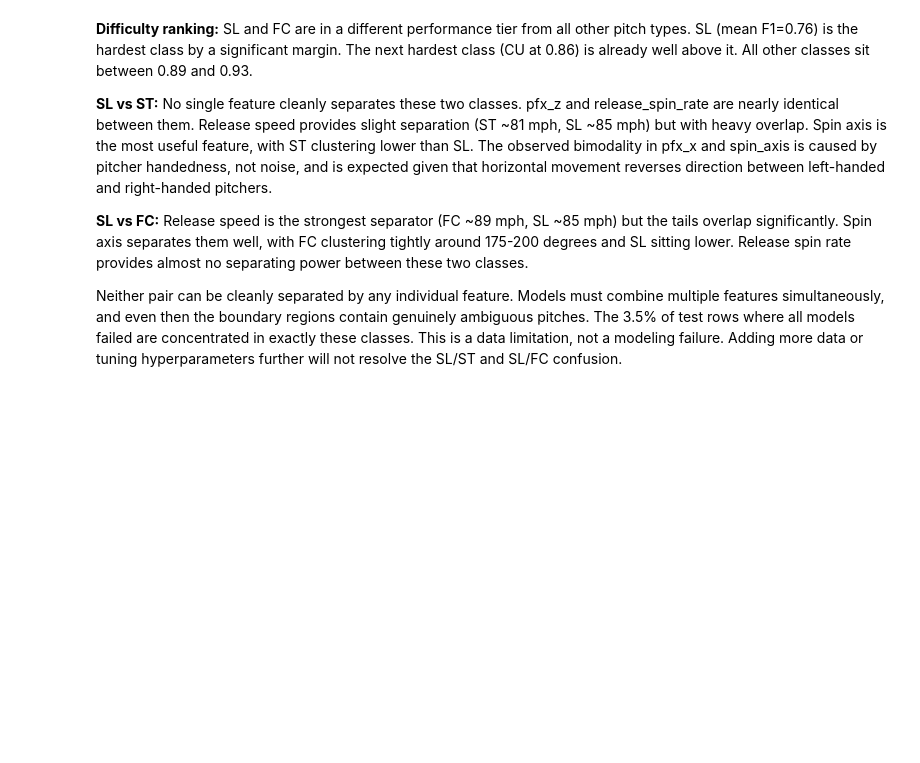
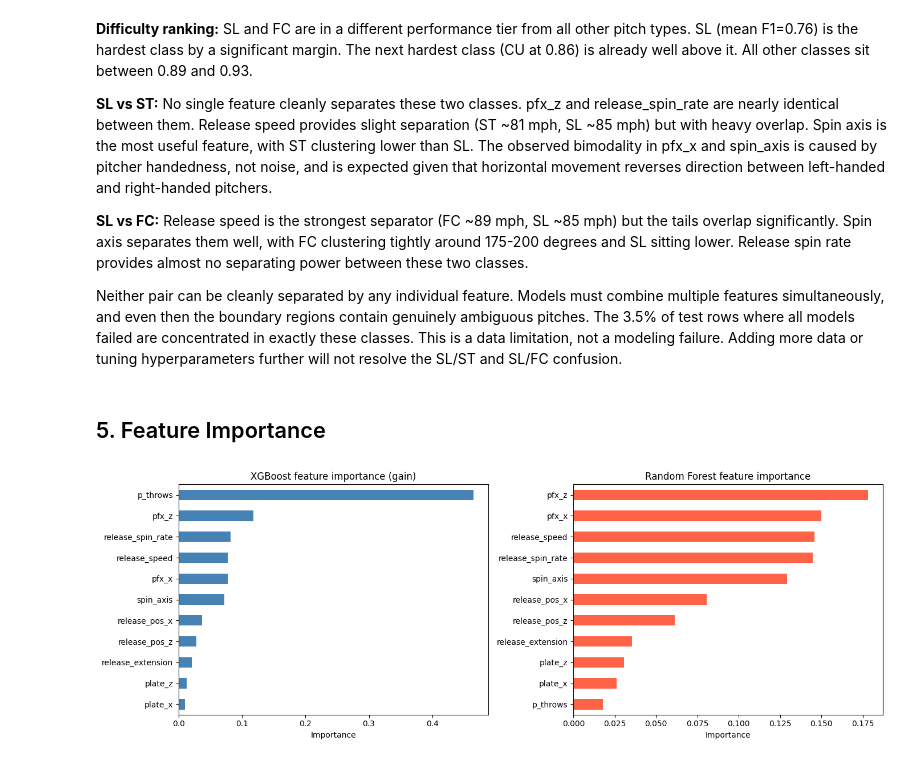
Before and after one commit to cecanelo/baseball_pitch_classifier, a Jupyter notebook: notebooks/result_analysis.ipynb, the cells around one changed output. Saved outputs shown, nothing was run; the diff lists cells and outputs as text; code cells hidden in the pictures; blank space fills up the shorter version.

Commit message:
Included feature importance in result_analysis.ipynb

```diff
--- a/notebooks/result_analysis.ipynb
+++ b/notebooks/result_analysis.ipynb
@@ -497,3 +510,40 @@ contain genuinely ambiguous pitches. The 3.5% of test rows where all models
 failed are concentrated in exactly these classes. This is a data limitation,
 not a modeling failure. Adding more data or tuning hyperparameters further
 will not resolve the SL/ST and SL/FC confusion.
+# %% [markdown]
+## 5. Feature Importance
+# %%
+import joblib
+
+xgb_pipeline = joblib.load('../results/models/xgboost.pkl')
+rf_pipeline   = joblib.load('../results/models/random_forest.pkl')
+
+FEATURES = ['release_speed', 'release_spin_rate', 'pfx_x', 'pfx_z',
+            'release_pos_x', 'release_pos_z', 'plate_x', 'plate_z',
+            'release_extension', 'p_throws', 'spin_axis']
+
+xgb_importance = pd.Series(
+    xgb_pipeline.named_steps['model'].feature_importances_,
+    index=FEATURES
+).sort_values(ascending=True)
+
+rf_importance = pd.Series(
+    rf_pipeline.named_steps['model'].feature_importances_,
+    index=FEATURES
+).sort_values(ascending=True)
+
+fig, axes = plt.subplots(1, 2, figsize=(14, 5))
+
+xgb_importance.plot(kind='barh', ax=axes[0], color='steelblue')
+axes[0].set_title('XGBoost feature importance (gain)')
+axes[0].set_xlabel('Importance')
+
+rf_importance.plot(kind='barh', ax=axes[1], color='tomato')
+axes[1].set_title('Random Forest feature importance')
+axes[1].set_xlabel('Importance')
+
+plt.tight_layout()
+plt.savefig('../results/figures/feature_importance.png', dpi=150)
+plt.show()
+# %% [output]
+[figure, added]
```
Also changed, not shown: parts of 6 cells of this notebook, 1 other file.
